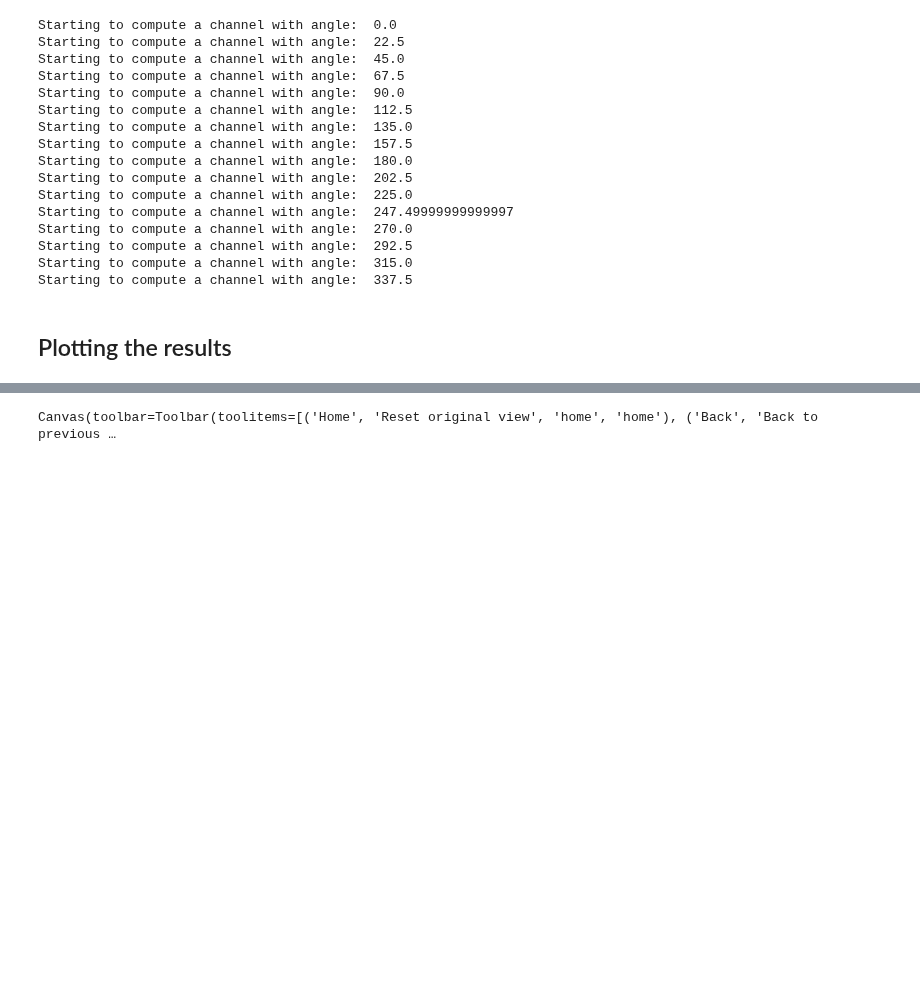
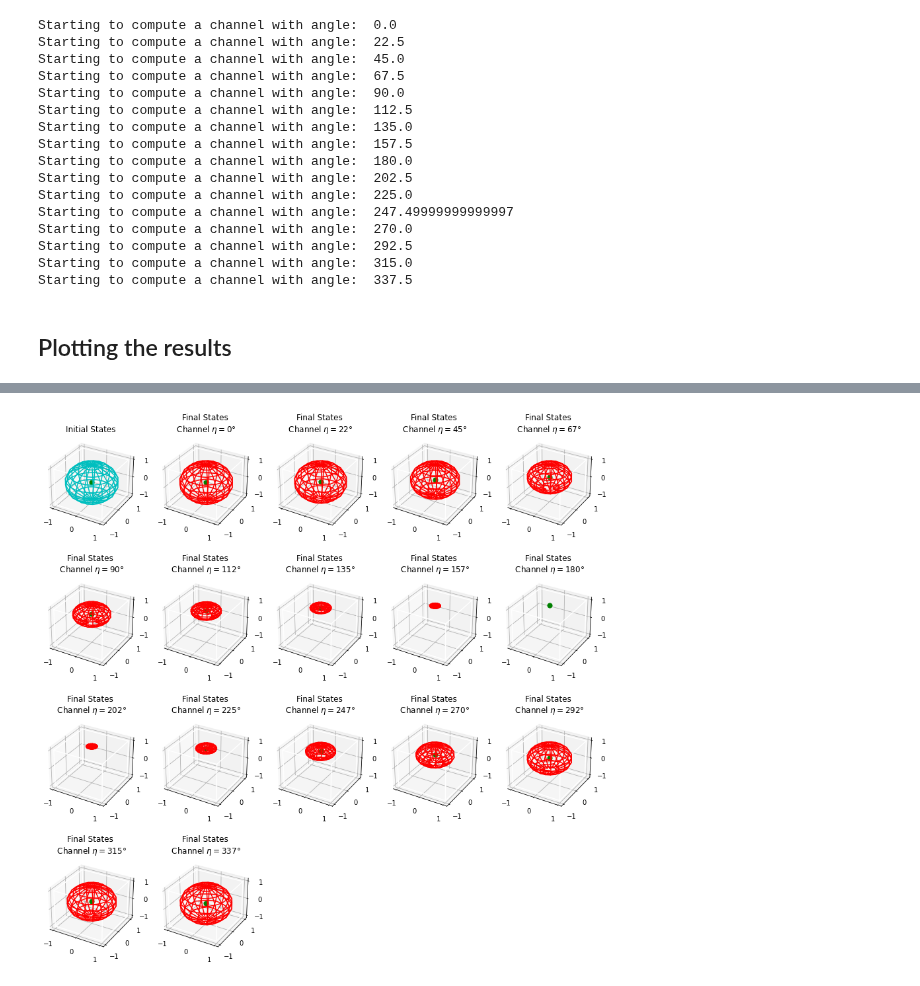
Before and after one commit to iamtxena/quantum-channel-discrimination, a Jupyter notebook: src/qcdBase.ipynb, the cells around one changed output, grey strips where cells are left out. Drawn from its saved outputs; the diff is of its cells as text; code cells hidden in the pictures; blank space fills up the shorter version.

```diff
--- a/src/qcdBase.ipynb
+++ b/src/qcdBase.ipynb
@@ -229,5 +224,4 @@ Canvas(toolbar=Toolbar(toolitems=[('Home', 'Reset original view', 'home', 'home'
 # %%
-plt.ion()
 fig = plt.figure(figsize=(15,15))
 #===============
 #  First subplot
@@ -235,32 +229,32 @@ fig = plt.figure(figsize=(15,15))
 # set up the axes for the first plot
 ax = fig.add_subplot(4, 5, 1, projection='3d')
 draw_cube(ax)
 
 # draw initial states
 ax.plot_wireframe(initialStatesReshaped['reshapedCoordsX'], initialStatesReshaped['reshapedCoordsY'], initialStatesReshaped['reshapedCoordsZ'], color="c")
 ax.set_title("Initial States")
 # draw center
 ax.scatter([0], [0], [0], color="g", s=50)
 
 #===============
 # Next subplots
 #===============
 
 indexFinalStateReshaped = 0
 for finalStatesReshaped in allChannelsFinalStatesReshaped:
     # set up the axes for the second plot
     ax = fig.add_subplot(4, 5, 2 + indexFinalStateReshaped, projection='3d')
     draw_cube(ax)
     # draw final states
     ax.plot_wireframe(finalStatesReshaped['reshapedCoordsX'], finalStatesReshaped['reshapedCoordsY'], finalStatesReshaped['reshapedCoordsZ'], color="r")
-    title = "Final States\n" + u"CRy(\u03B8)=" + str(np.round(math.degrees(anglesCYgate[indexFinalStateReshaped]),3))
+    title = "Final States\n Channel " + "$\eta=" + str(int(math.degrees(anglesEtha[indexFinalStateReshaped]))) + "\degree$"
     ax.set_title(title)
     # draw center
     ax.scatter([0], [0], finalStatesReshaped["center"], color="g", s=50)
     indexFinalStateReshaped+=1
 
 
 
 plt.show()
 # %% [output]
-Canvas(toolbar=Toolbar(toolitems=[('Home', 'Reset original view', 'home', 'home'), ('Back', 'Back to previous …
+[figure, added]
```
Also changed, not shown: parts of 11 cells of this notebook.
